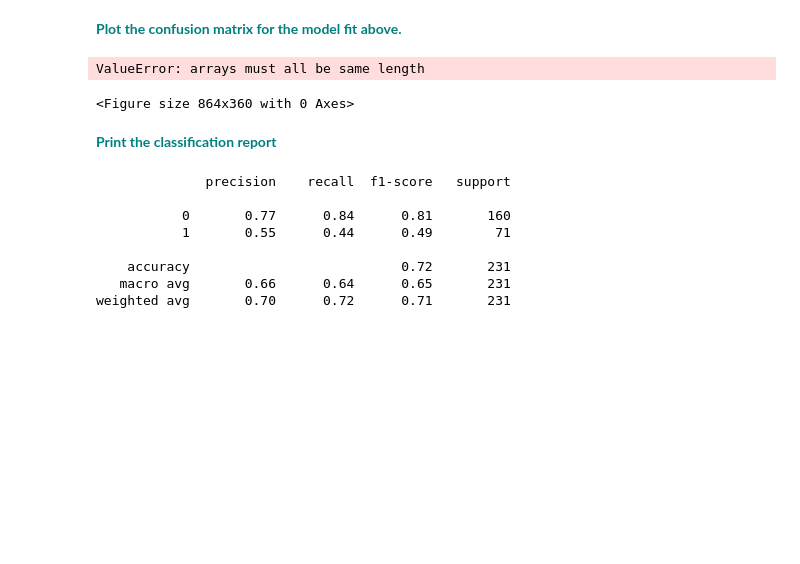
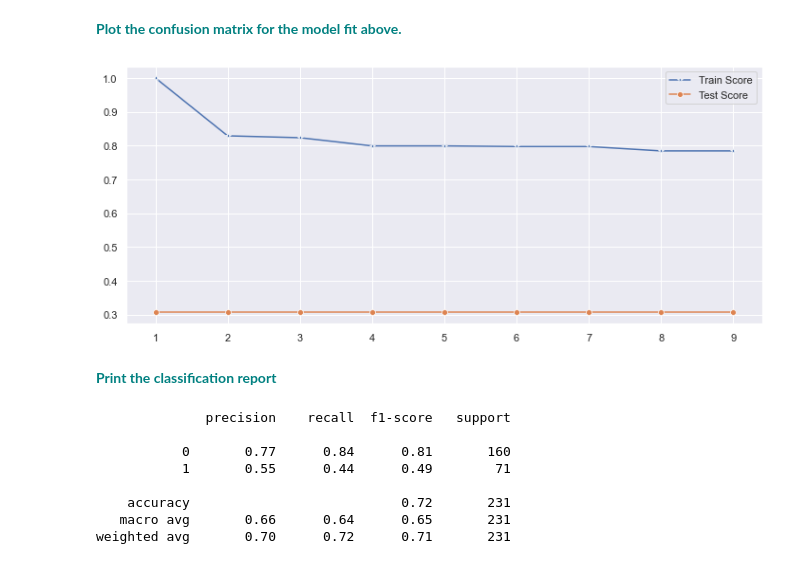
Before and after one commit to jakeye25/datascience, a Jupyter notebook: GridSearchKNN_Case_Study.ipynb, the cells around one changed output. Saved outputs shown, nothing was run; the diff lists cells and outputs as text; code cells hidden in the pictures; blank space fills up the shorter version.

```diff
--- a/GridSearchKNN_Case_Study.ipynb
+++ b/GridSearchKNN_Case_Study.ipynb
@@ -251,11 +251,10 @@ pl = confusion_matrix(y_test,y_pred)
 **<font color='teal'> Plot the confusion matrix for the model fit above. </font>**
 # %%
 plt.figure(figsize=(12,5))
-p = sns.lineplot(range(1,11),train_scores,marker='*',label='Train Score')
-p = sns.lineplot(range(1,11),test_scores,marker='o',label='Test Score')
+p = sns.lineplot(range(1,10),train_scores,marker='*',label='Train Score')
+p = sns.lineplot(range(1,10),test_scores,marker='o',label='Test Score')
 # %% [output]
-ValueError: arrays must all be same length
-<Figure size 864x360 with 0 Axes>
+[figure, added]
 # %% [markdown]
 **<font color='teal'> Print the classification report </font>**
 # %%
```
Also changed, not shown: parts of 11 cells of this notebook.
